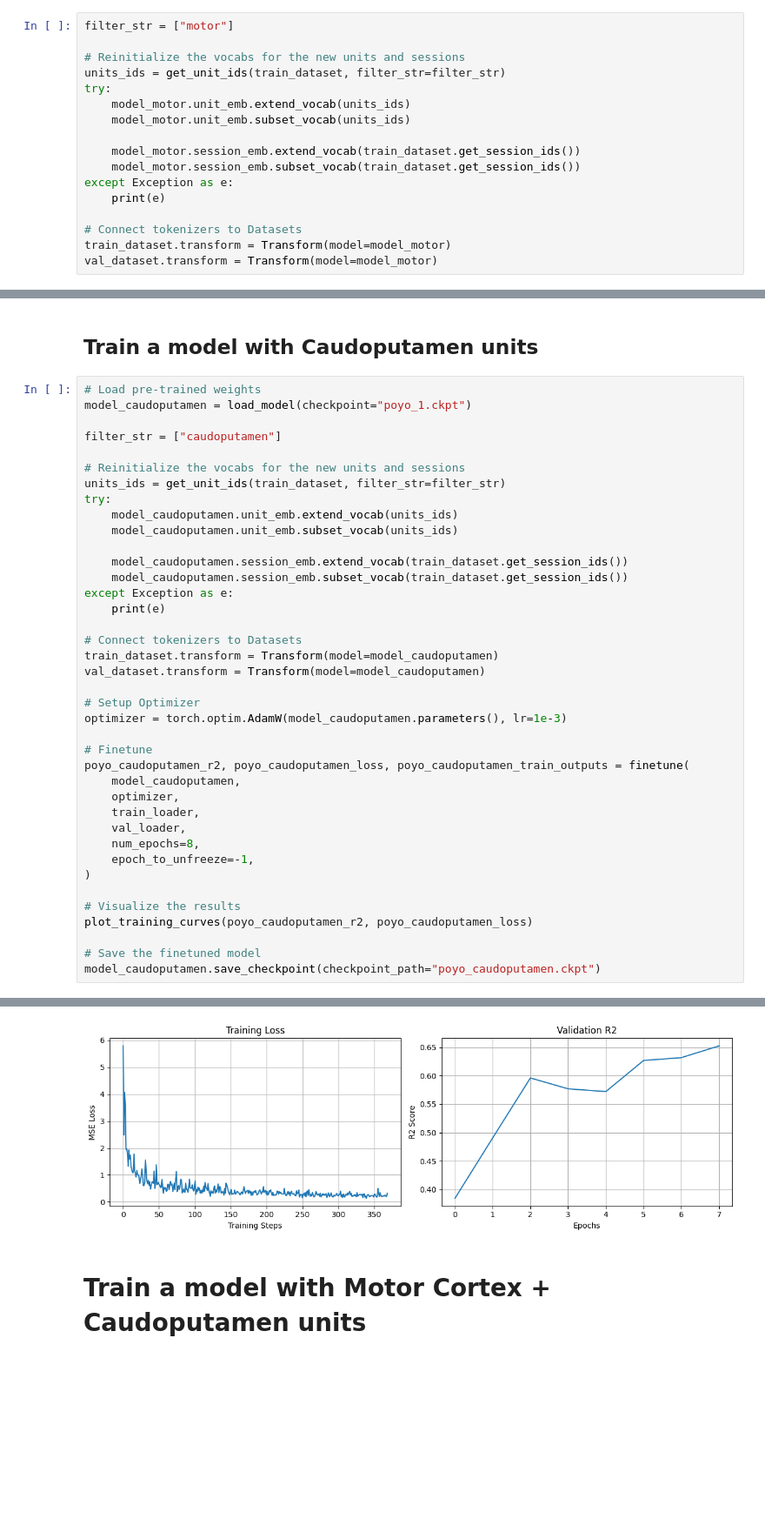
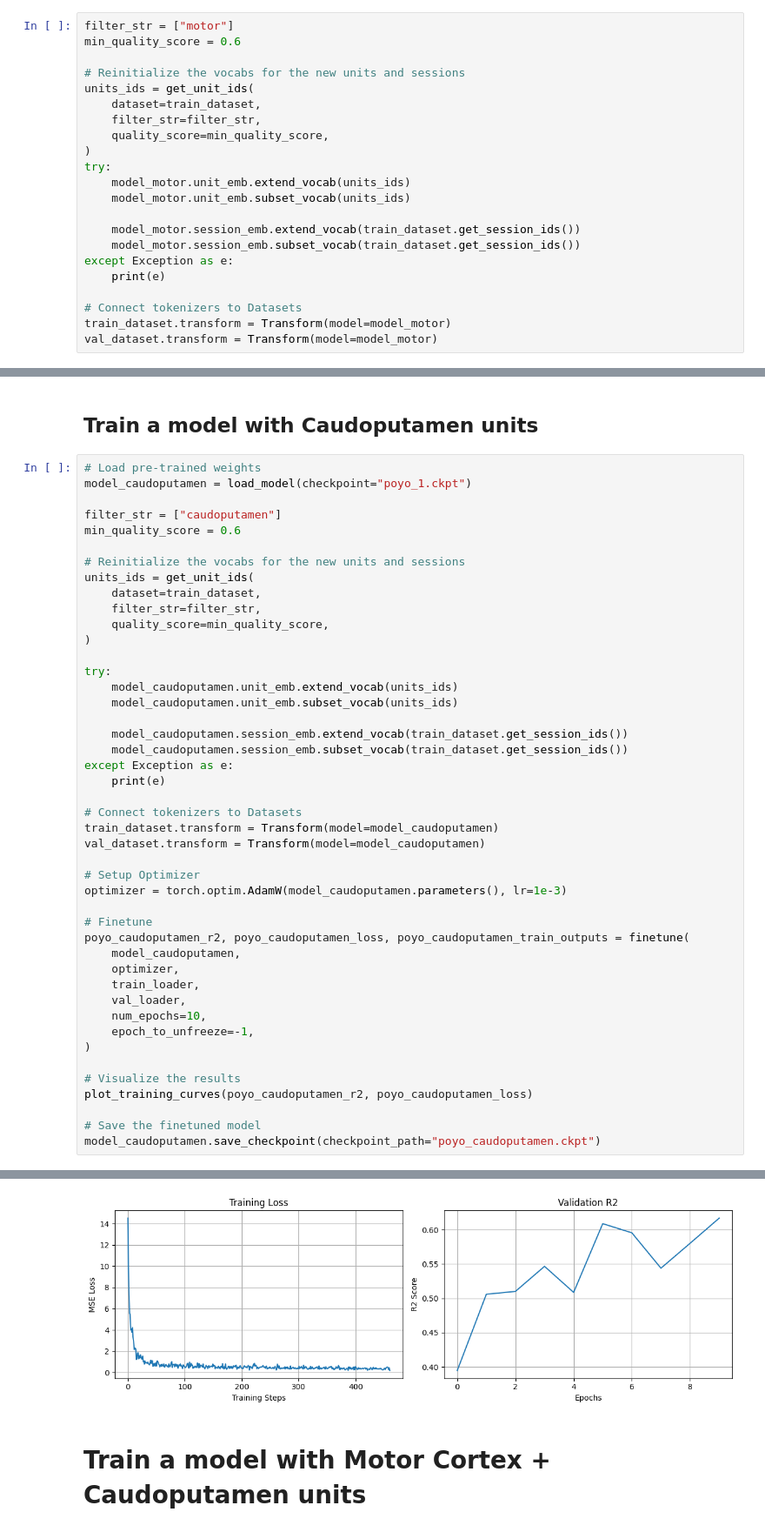
Before and after one commit to catalystneuro/dandi_torch_brain_tutorials, a Jupyter notebook: 000409_poyo.ipynb, the cells around one changed output, grey strips where cells are left out. Shown at 87% size. Saved outputs shown, nothing was run; the diff lists cells and outputs as text; blank space fills up the shorter version.

Commit message:
filter by quality score

```diff
--- a/000409_poyo.ipynb
+++ b/000409_poyo.ipynb
@@ -121,9 +121,14 @@ model_motor = load_model(checkpoint="poyo_1.ckpt")
 WARNING:root:Missing keys when loading pretrained POYO: ['readout.weight', 'readout.bias']
 # %%
 filter_str = ["motor"]
+min_quality_score = 0.6
 
 # Reinitialize the vocabs for the new units and sessions
-units_ids = get_unit_ids(train_dataset, filter_str=filter_str)
+units_ids = get_unit_ids(
+    dataset=train_dataset,
+    filter_str=filter_str,
+    quality_score=min_quality_score,
+)
 try:
     model_motor.unit_emb.extend_vocab(units_ids)
     model_motor.unit_emb.subset_vocab(units_ids)
@@ -166,9 +171,15 @@ model_motor.save_checkpoint(checkpoint_path="poyo_motor.ckpt")
 model_caudoputamen = load_model(checkpoint="poyo_1.ckpt")
 
 filter_str = ["caudoputamen"]
+min_quality_score = 0.6
 
 # Reinitialize the vocabs for the new units and sessions
-units_ids = get_unit_ids(train_dataset, filter_str=filter_str)
+units_ids = get_unit_ids(
+    dataset=train_dataset,
+    filter_str=filter_str,
+    quality_score=min_quality_score,
+)
+
 try:
     model_caudoputamen.unit_emb.extend_vocab(units_ids)
     model_caudoputamen.unit_emb.subset_vocab(units_ids)
@@ -191,7 +202,7 @@ poyo_caudoputamen_r2, poyo_caudoputamen_loss, poyo_caudoputamen_train_outputs =
     optimizer,
     train_loader,
     val_loader,
-    num_epochs=8,
+    num_epochs=10,
     epoch_to_unfreeze=-1,
 )
 
@@ -206,4 +217,4 @@ WARNING:root:Missing keys when loading pretrained POYO: ['readout.weight', 'read
-[figure, old version]
+[figure, new version]
 # %% [markdown]
 # Train a model with Motor Cortex + Caudoputamen units
 # %%
```
Also changed, not shown: parts of 6 cells of this notebook, 1 other file.
